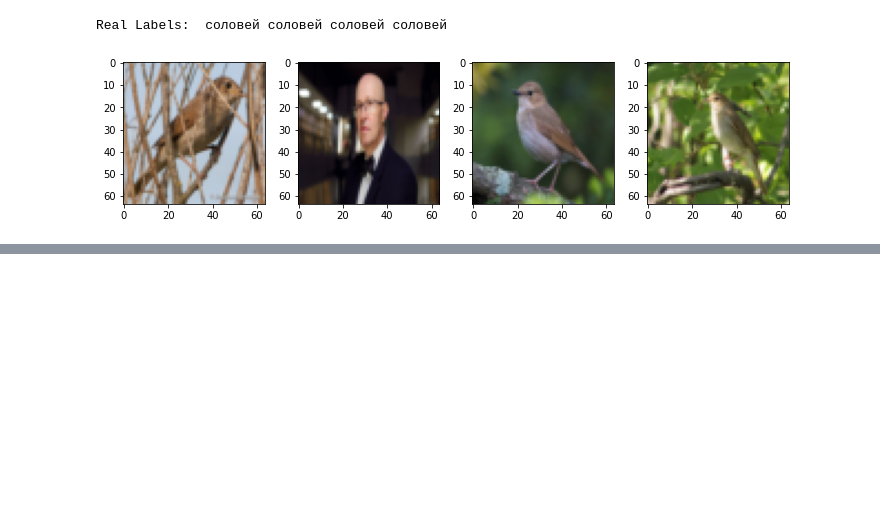
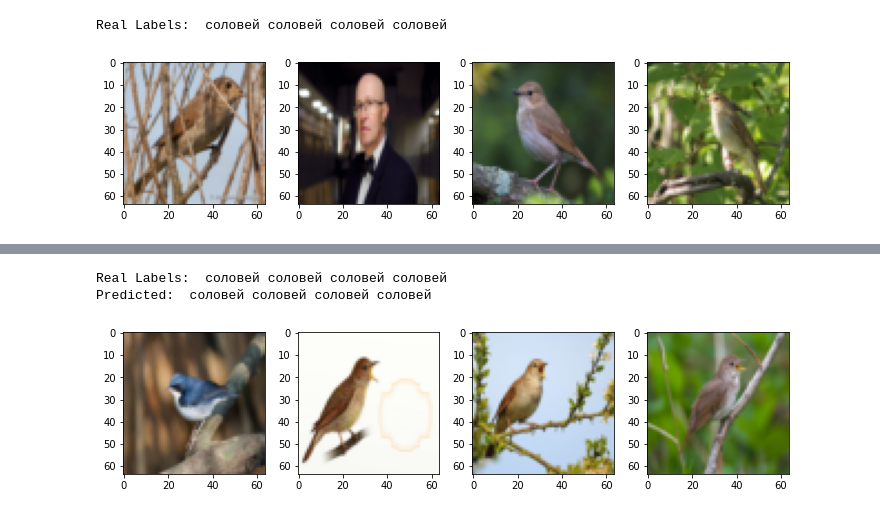
Before and after one commit to J0han-ai/fast.ai, a Jupyter notebook: птицы.ipynb, the cells around one changed output, grey strips where cells are left out. Saved outputs shown, nothing was run; the diff lists cells and outputs as text; code cells hidden in the pictures; blank space fills up the shorter version.

```diff
--- a/птицы.ipynb
+++ b/птицы.ipynb
@@ -245,0 +331,13 @@ Real Labels:  соловей соловей соловей соловей
+# %%
+images, labels = next(iter(testloader))
+image_shower(images, labels)
+
+outputs = model(images.to(device))
+
+_, predicted = torch.max(outputs, 1)
+
+print("Predicted: ", " ".join("%5s" %classes[predict] for predict in predicted[:4]))
+# %% [output]
+Real Labels:  соловей соловей соловей соловей
+Predicted:  соловей соловей соловей соловей
+[figure, added]
```
Also changed, not shown: parts of 5 cells of this notebook.
